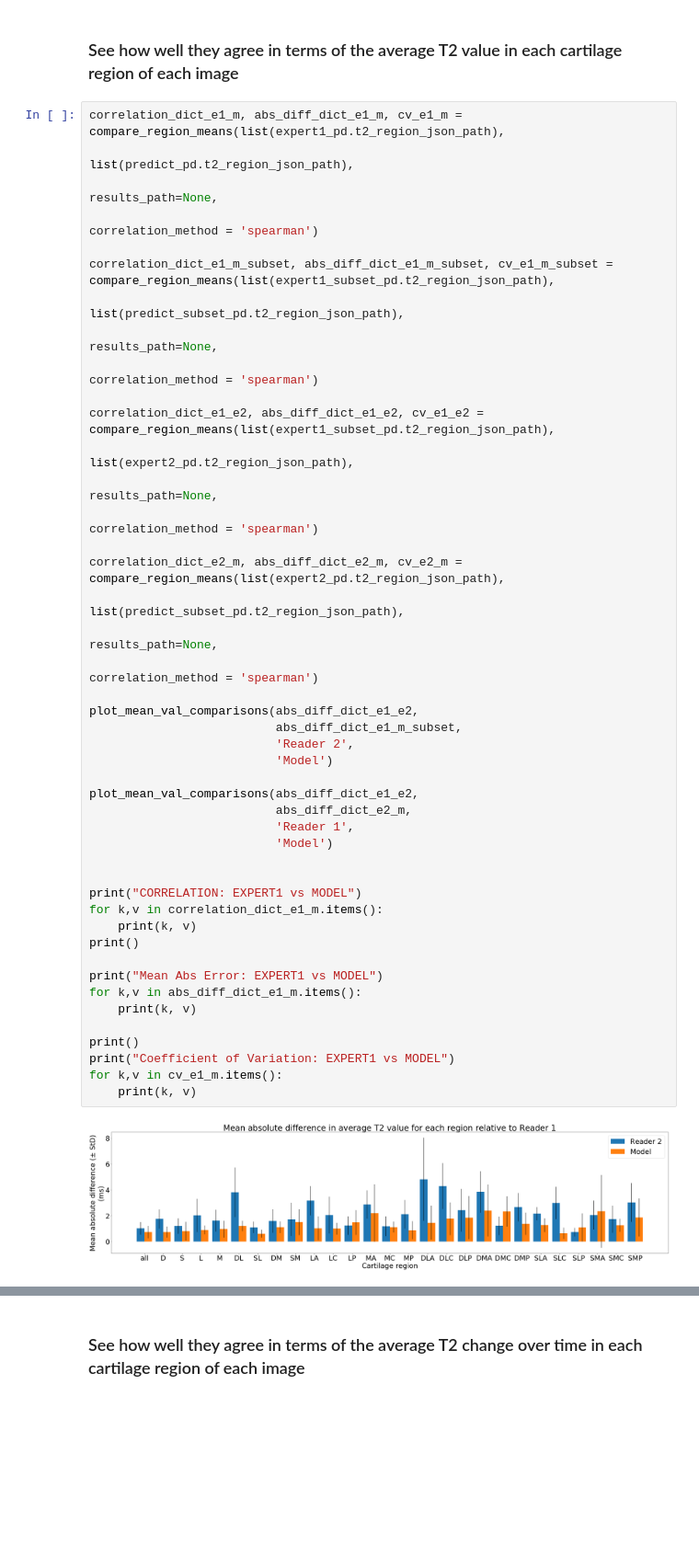
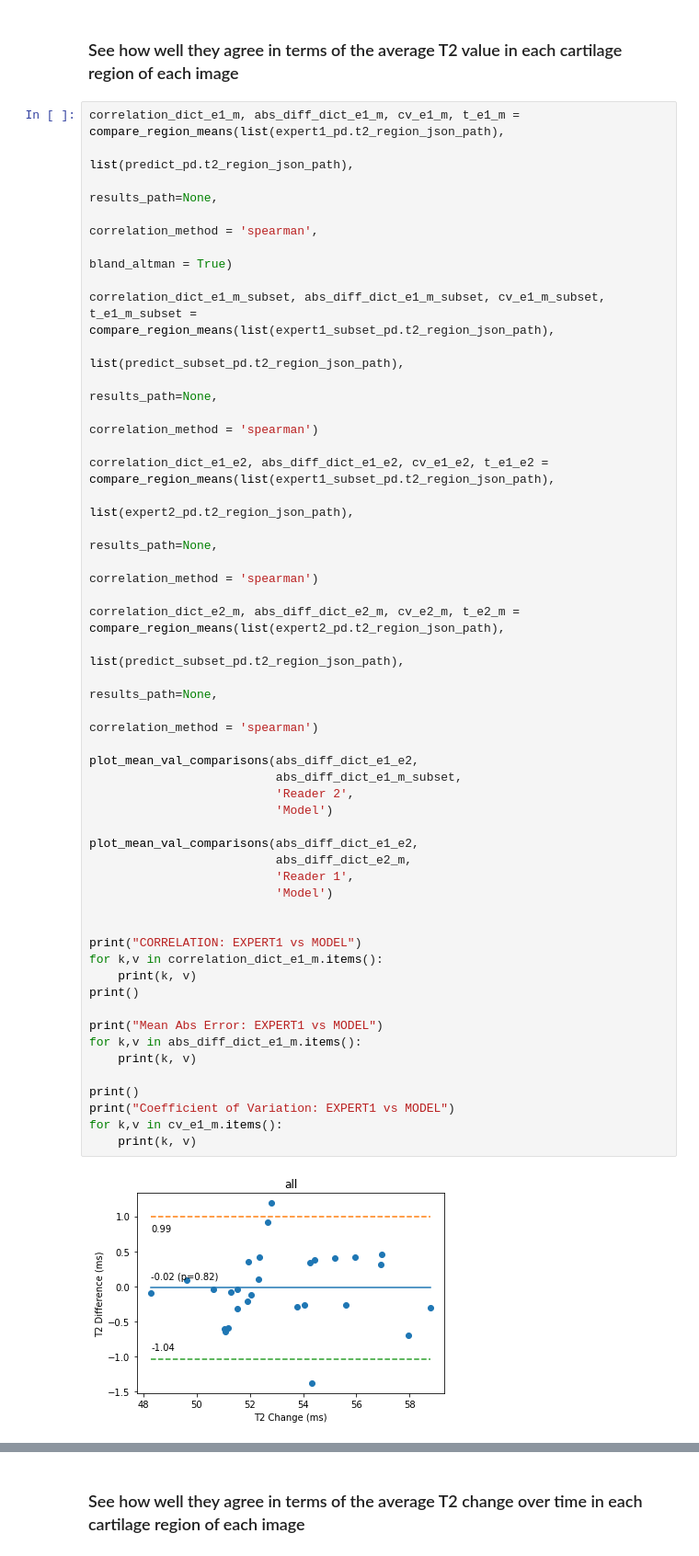
Before and after one commit to kathoma/AutomaticKneeMRISegmentation, a Jupyter notebook: FullPipeline.ipynb, the cells around one changed output, grey strips where cells are left out. Shown at 92% size. Cells and saved outputs as stored; diff of their text form; blank space fills up the shorter version.

Commit message:
added bland-altman analysis

```diff
--- a/FullPipeline.ipynb
+++ b/FullPipeline.ipynb
@@ -252,49 +204,50 @@ dice_expert1_expert2, jaccard_expert1_expert2 = compare_segmentation_masks(exper
 # %% [markdown]
 ### See how well they agree in terms of the average T2 value in each cartilage region of each image
 # %%
-correlation_dict_e1_m, abs_diff_dict_e1_m, cv_e1_m = compare_region_means(list(expert1_pd.t2_region_json_path),
+correlation_dict_e1_m, abs_diff_dict_e1_m, cv_e1_m, t_e1_m = compare_region_means(list(expert1_pd.t2_region_json_path),
                                                                             list(predict_pd.t2_region_json_path),
                                                                             results_path=None,
-                                                                            correlation_method = 'spearman')
+                                                                            correlation_method = 'spearman',
+                                                                            bland_altman = True)
 
-correlation_dict_e1_m_subset, abs_diff_dict_e1_m_subset, cv_e1_m_subset = compare_region_means(list(expert1_subset_pd.t2_region_json_path),
-                                                                            list(predict_subset_pd.t2_region_json_path),
-                                                                            results_path=None,
-                                                                            correlation_method = 'spearman')
+correlation_dict_e1_m_subset, abs_diff_dict_e1_m_subset, cv_e1_m_subset, t_e1_m_subset = compare_region_means(list(expert1_subset_pd.t2_region_json_path),
+                                                                                                list(predict_subset_pd.t2_region_json_path),
+                                                                                                results_path=None,
+                                                                                                correlation_method = 'spearman')
 
-correlation_dict_e1_e2, abs_diff_dict_e1_e2, cv_e1_e2 = compare_region_means(list(expert1_subset_pd.t2_region_json_path),
+correlation_dict_e1_e2, abs_diff_dict_e1_e2, cv_e1_e2, t_e1_e2 = compare_region_means(list(expert1_subset_pd.t2_region_json_path),
                                                                             list(expert2_pd.t2_region_json_path),
                                                                             results_path=None,
                                                                             correlation_method = 'spearman')
 
-correlation_dict_e2_m, abs_diff_dict_e2_m, cv_e2_m = compare_region_means(list(expert2_pd.t2_region_json_path),
+correlation_dict_e2_m, abs_diff_dict_e2_m, cv_e2_m, t_e2_m = compare_region_means(list(expert2_pd.t2_region_json_path),
                                                                             list(predict_subset_pd.t2_region_json_path),
                                                                             results_path=None,
                                                                             correlation_method = 'spearman')
 
 plot_mean_val_comparisons(abs_diff_dict_e1_e2,
                           abs_diff_dict_e1_m_subset,
                           'Reader 2',
                           'Model')
 
 plot_mean_val_comparisons(abs_diff_dict_e1_e2,
                           abs_diff_dict_e2_m,
                           'Reader 1',
                           'Model')
 
 
 print("CORRELATION: EXPERT1 vs MODEL")
 for k,v in correlation_dict_e1_m.items():
     print(k, v)
 print()
 
 print("Mean Abs Error: EXPERT1 vs MODEL")
 for k,v in abs_diff_dict_e1_m.items():
     print(k, v)
 
 print()
 print("Coefficient of Variation: EXPERT1 vs MODEL")
 for k,v in cv_e1_m.items():
     print(k, v)
 # %% [output]
-[figure, old version]
+[figure, new version]
```
Also changed, not shown: parts of 14 cells of this notebook, 2 other files.
